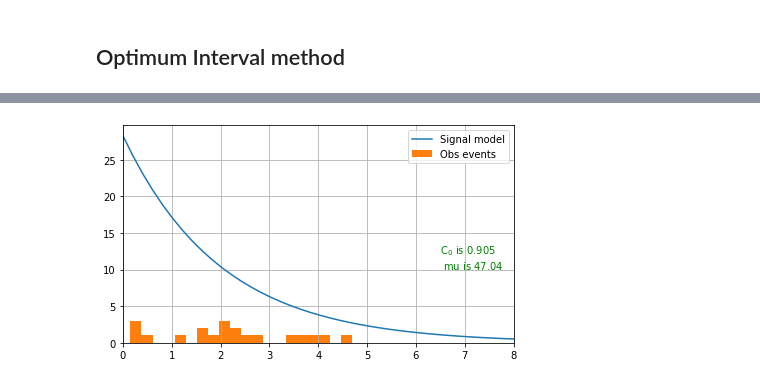
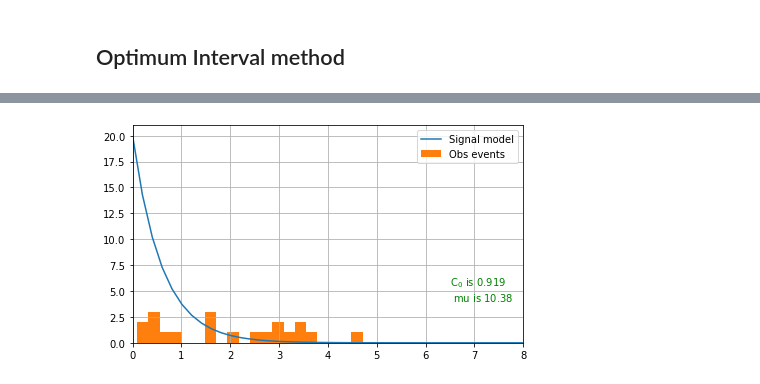
Before and after one commit to villano-lab/SCDMS-journal-club, a Jupyter notebook: Oct-2022-UpperLimitUnknownBackgrounds/Events_SD.ipynb, the cells around one changed output, grey strips where cells are left out. Saved outputs shown, nothing was run; the diff lists cells and outputs as text; code cells hidden in the pictures.

```diff
--- a/Oct-2022-UpperLimitUnknownBackgrounds/Events_SD.ipynb
+++ b/Oct-2022-UpperLimitUnknownBackgrounds/Events_SD.ipynb
@@ -15,7 +15,7 @@ c1, c2 = 30, -0.5
 plt.figure(figsize=(7,4))
 x = np.linspace(0, 20, 100)
 plt.plot(x, signal_model(x,c1, c2) , label = 'Signal model')
-histvalue, xbins, _ = plt.hist(di, bins = 20, label = 'Obs events')
+histvalues, xbins, _ = plt.hist(di, bins = 20, label = 'Obs events')
 binscenter=(xbins[:-1]+xbins[1:])*0.5
 plt.xlim(0,8); plt.legend(); plt.grid()
 plt.show()
@@ -182,7 +175,7 @@ plt.xlim(0,8); plt.ylim(0,5);plt.legend();plt.grid()
 #     plt.text(xbins[i]+0.05 , histvalue[i] + 0.2, str(i), fontsize=10)#, ha='center')
 plt.show()
 
-n = 3
+n = 4
 
 maxgaps = []
 for b in range(len(histvalue)):
@@ -297,3 +225,0 @@ C0 0.9781868512690647
-# %%
-for c1 in np.linspace(1,30,10):
-    for c2 in np.linspace(-5,-0.5,10):
@@ -300,55 +262,41 @@ for c1 in np.linspace(1,30,10):
 # %%
-n = 2
+n = 5
 c1_all, c2_all, mu_all, c0_all = [], [], [], []
-for c1 in np.linspace(5,50,30):
-    for c2 in np.linspace(-4,-0.5,30):
+for c1 in np.linspace(5,50,10):
+    for c2 in np.linspace(-4,-0.5,10):
         maxgaps = []
         for b in range(20):
-            if b < len(histvalue) and histvalue[b] ==n:
-        #         print('#events = '+ str(n)+' at bin#: ', b, ', xvalue[bin]: ',xbins[b], ', histvalue[i]: ',histvalue[b])
-                if  b !=0:
-                    for m in np.arange(1,10):
-                        if histvalue[b-m] ==0:
-                            continue
-                        else:
-                            startbin = b-m+1
-                            startx = xbins[startbin]
-                            break
-                else:
-                    startbin = b
-                    start = xbins[b]
+            if b < len(histvalue):
+#                 print('#events = '+ str(n)+' at bin#: ', b, ', xvalue[bin]: ',xbins[b], ', histvalue[i]: ',histvalue[b])
+                if find_bin_width(n, b,  histvalues)!=None:
+                    startbin = find_bin_width(n, b,  histvalues)[0]
+                    endbin = find_bin_width(n, b,  histvalues)[1]
+                    startx = xbins[startbin]
+                    endx = xbins[endbin]
+                    gaparea = np.trapz([signal_model(startx, c1, c2 ), signal_model(endx, c1, c2 )], [startx, endx])
+                    maxgaps.append((startx, endx , gaparea))
+                    maxarray = np.asarray(maxgaps)
+                    maxvalues = maxarray[:][np.argmax(maxarray[:,2])]
+                    mu = 0
+                    for b in range(20):
+                        mu+=np.trapz([signal_model(xbins[b], c1, c2 ), signal_model(xbins[b+1],c1, c2 )], [xbins[b], xbins[b+1]])
 
-                for m in np.arange(1,10):
-                    if b+m < len(histvalue) and histvalue[b+m] ==0:
-                        continue
-                    else:
-                        endbin = b+m
-                        endx = xbins[endbin]
-                        break
-
-                gaparea = np.trapz([signal_model(startx, c1, c2 ), signal_model(endx, c1, c2 )], [startx, endx])
-                maxgaps.append((startx, endx , gaparea))
-                maxarray = np.asarray(maxgaps)
-                maxvalues = maxarray[:][np.argmax(maxarray[:,2])]
-                mu = 0
-                for b in range(20):
-                    mu+=np.trapz([signal_model(xbins[b], c1, c2 ), signal_model(xbins[b+1],c1, c2 )], [xbins[b], xbins[b+1]])
-
-                c0 = 0
-                for k in range(0, int(mu/maxvalues[2])+1):
-                    c0 +=c0_k(mu=mu, x = maxvalues[2], k=k)
-                c1_all.append(c1); c2_all.append(c2); mu_all.append(mu); c0_all.append(c0)
-
-                if c0 > 0.89 and c0 < 0.91:
-                    print('For constant c1', c1, ' c2 ', c2)
-                    print('C0 is', c0)
-                    print('expected events / area under blue curve: ', mu)
-                    plt.figure(figsize=(7,4))
-                    x = np.linspace(0, 20, 100)
-                    plt.plot(x, signal_model(x,c1, c2) , label = 'Signal model')
-                    plt.hist(di, bins = 20, label = 'Obs events')
-                    plt.text(6.5,10,'$\mathregular{C_0}$ is %.3f \n $\mathregular{mu}$ is %.2f'%(c0, mu), color ='green')
-                    plt.xlim(0,8); plt.legend(); plt.grid()
-                    plt.show()
-                    print('-------------------------------------')
+                    c0 = 0
+                    for k in range(0, int(mu/maxvalues[2])+1):
+                        c0 +=c0_k(mu=mu, x = maxvalues[2], k=k)
+                    c1_all.append(c1); c2_all.append(c2); mu_all.append(mu); c0_all.append(c0)
+        if c0 > 0.89 and c0 < 0.92:
+            print('b', b)
+            print(startx, endx)
+            print('For constant c1', c1, ' c2 ', c2)
+            print('C0 is', c0)
+            print('expected events / area under blue curve: ', mu)
+            plt.figure(figsize=(7,4))
+            x = np.linspace(0, 20, 100)
+            plt.plot(x, signal_model(x,c1, c2) , label = 'Signal model')
+            plt.hist(di, bins = 20, label = 'Obs events')
+            plt.text(6.5,4,'$\mathregular{C_0}$ is %.3f \n $\mathregular{mu}$ is %.2f'%(c0, mu), color ='green')
+            plt.xlim(0,8); plt.legend(); plt.grid()
+            plt.show()
+            print('-------------------------------------')
 # %% [output]
@@ -363,2 +315,2 @@ expected events / area under blue curve:  47.037129997580635
-[figure, old version]
+[figure, new version]
 -------------------------------------
```
Also changed, not shown: parts of 18 cells of this notebook.
